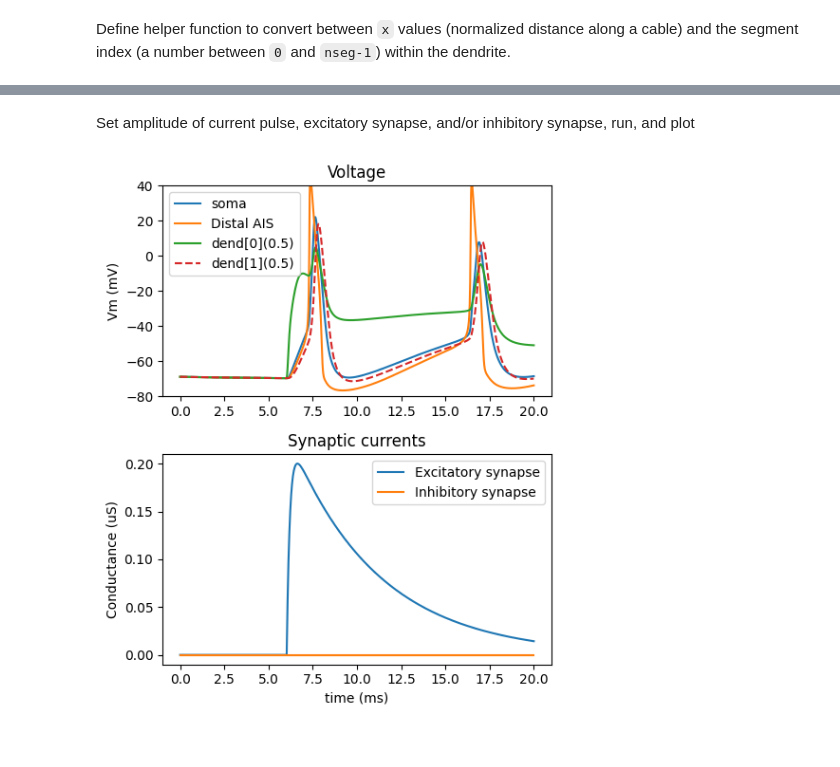
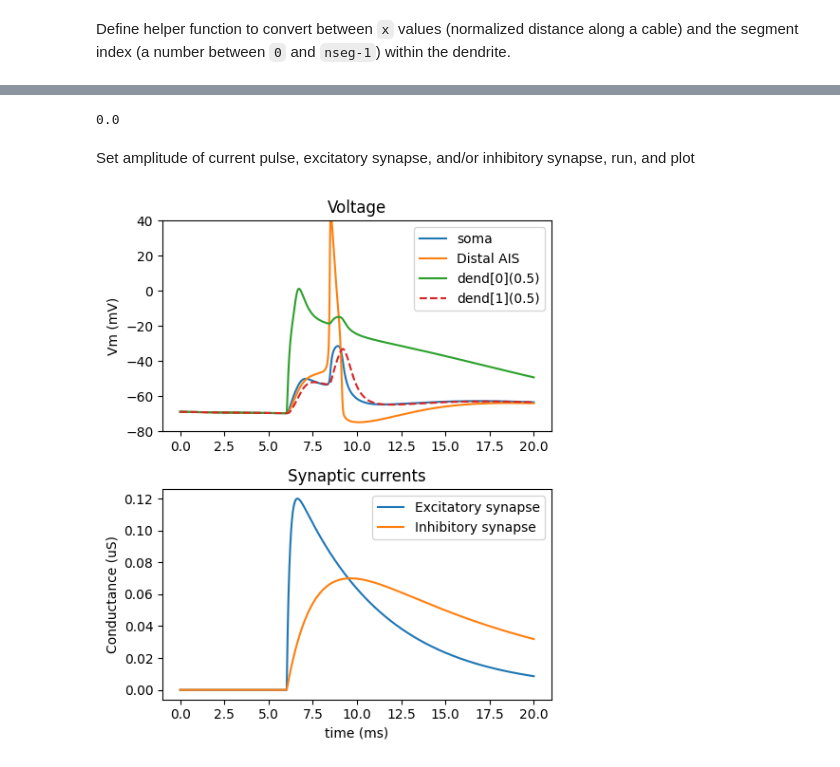
Before and after one commit to lw-miles24/CompModNervSys-final, a Jupyter notebook: simulate_BallAndStick_soma.ipynb, the cells around one changed output, grey strips where cells are left out. Saved outputs shown, nothing was run; the diff lists cells and outputs as text; code cells hidden in the pictures.

```diff
--- a/simulate_BallAndStick_soma.ipynb
+++ b/simulate_BallAndStick_soma.ipynb
@@ -82,7 +91,7 @@ iclamp_i = h.Vector().record(iclamp._ref_i)
 Add excitatory synapse to basal dendritic branch with AIS (`dend[0]`), distal to AIS. Add inhibitory synapse to soma. (see Exercise 9 for detail instructions on how to make synapses)
 # %%
 # Add excitatory synapse to basal dendrite
-exc_syn_loc = 0.8 # 0 to 1, sets how far along basal dendrite excitatory synapse is added
+exc_syn_loc = 0.438 # 0 to 1, sets how far along basal dendrite excitatory synapse is added
 exc_syn = h.Exp2Syn(cell.dend[0](exc_syn_loc))
 exc_syn.tau1 = 0.175 # ms - rise time (taken from Hodapp 2022 supp materials)
 exc_syn.tau2 = 5 # ms - decay time
@@ -117,7 +126,7 @@ nc_estim.weight[0] = 1 # µS - peak conductance
 istim = h.NetStim()
 istim.number = 1
 istim.interval = 10 # ms - interval between spikes
-istim.start = 10 # ms
+istim.start = 5 # ms
 istim.noise = 0
 
 # NetCon to connect inhibitory presynaptic spikes to excitatory postsynaptic conductance
@@ -134,3 +143,23 @@ def xind(vec,val):
 
 dend0_x_vals = np.array([seg.x for seg in cell.dend[0]])
 dend1_x_vals = np.array([seg.x for seg in cell.dend[1]])
+
+def didfire(v_vec,threshold=20):
+    # returns 1 if Vm gets over threshold mV
+    for val in v_vec:
+        if val > threshold:
+            return 1
+    return 0
+# %%
+exc_range = np.linspace(0,0.12,13)
+inh_range = np.linspace(0,0.08,9)
+iclamp.amp=0
+
+fire_matrix = np.zeros((len(exc_range),len(inh_range)))
+
+for e in np.arange(0,len(exc_range)):
+    for i in np.arange(0,len(inh_range)):
+        nc_estim.weight[0] = exc_range[e]
+        nc_istim.weight[0] = inh_range[i]
+        h.run()
+        fire_matrix[e,i] = didfire(cell.ais_v,20)
@@ -137,37 +175,46 @@ dend1_x_vals = np.array([seg.x for seg in cell.dend[1]])
+# %%
+exc_range = np.linspace(0,0.12,13)
+inh_range = np.linspace(0,0.08,9)
+fire_matrix = np.zeros((len(inh_range),len(exc_range)))
+i = 0
+e = 0
+fire_matrix[i,e]
+# %% [output]
+0.0
 # %% [markdown]
 Set amplitude of current pulse, excitatory synapse, and/or inhibitory synapse, run, and plot
 # %%
-nc_estim.weight[0] = 0.2
+nc_estim.weight[0] = 0.120
 # 0.009 seems to be threshold for AP initiation
-nc_istim.weight[0] = 0
+nc_istim.weight[0] = 0.07
 iclamp.amp=0
 h.run()
 
 fig = plt.figure(figsize=(5,6))
 ax0 = fig.add_subplot(211) # soma voltage
 ax0.plot(t_vec,cell.soma_v,label='soma')
 # Uncomment to plot other voltages
 ax0.plot(t_vec,cell.ais_v,label='Distal AIS')
 ax0.plot(t_vec,cell.dend0_vs[xind(dend0_x_vals,0.5)],label='dend[0](0.5)')
 ax0.plot(t_vec,cell.dend1_vs[xind(dend1_x_vals,0.5)],label='dend[1](0.5)',ls='--')
 # ax0.legend()
 ax0.set_ylim(-80,40)
 ax0.set_ylabel('Vm (mV)')
 ax0.set_title('Voltage')
 ax0.legend()
 # ax1 = fig.add_subplot(312) # injected current
 # ax1.plot(t_vec,iclamp_i)
 # ax1.set_ylabel('Current (nA)')
 # ax1.set_title('Somatic current injection')
 ax2 = fig.add_subplot(212)
 ax2.plot(t_vec,exc_syn_g,label='Excitatory synapse')
 ax2.plot(t_vec,inh_syn_g,label='Inhibitory synapse')
 ax2.set_ylabel('Conductance (uS)')
 # ax2.plot(t_vec,exc_syn_i,label='Excitatory synapse')
 # ax2.plot(t_vec,inh_syn_i,label='Inhibitory synapse')
 ax2.set_xlabel('time (ms)')
 ax2.legend()
 ax2.set_title('Synaptic currents')
 fig.tight_layout()
 # %% [output]
-[figure, old version]
+[figure, new version]
```
Also changed, not shown: parts of 2 cells of this notebook.
